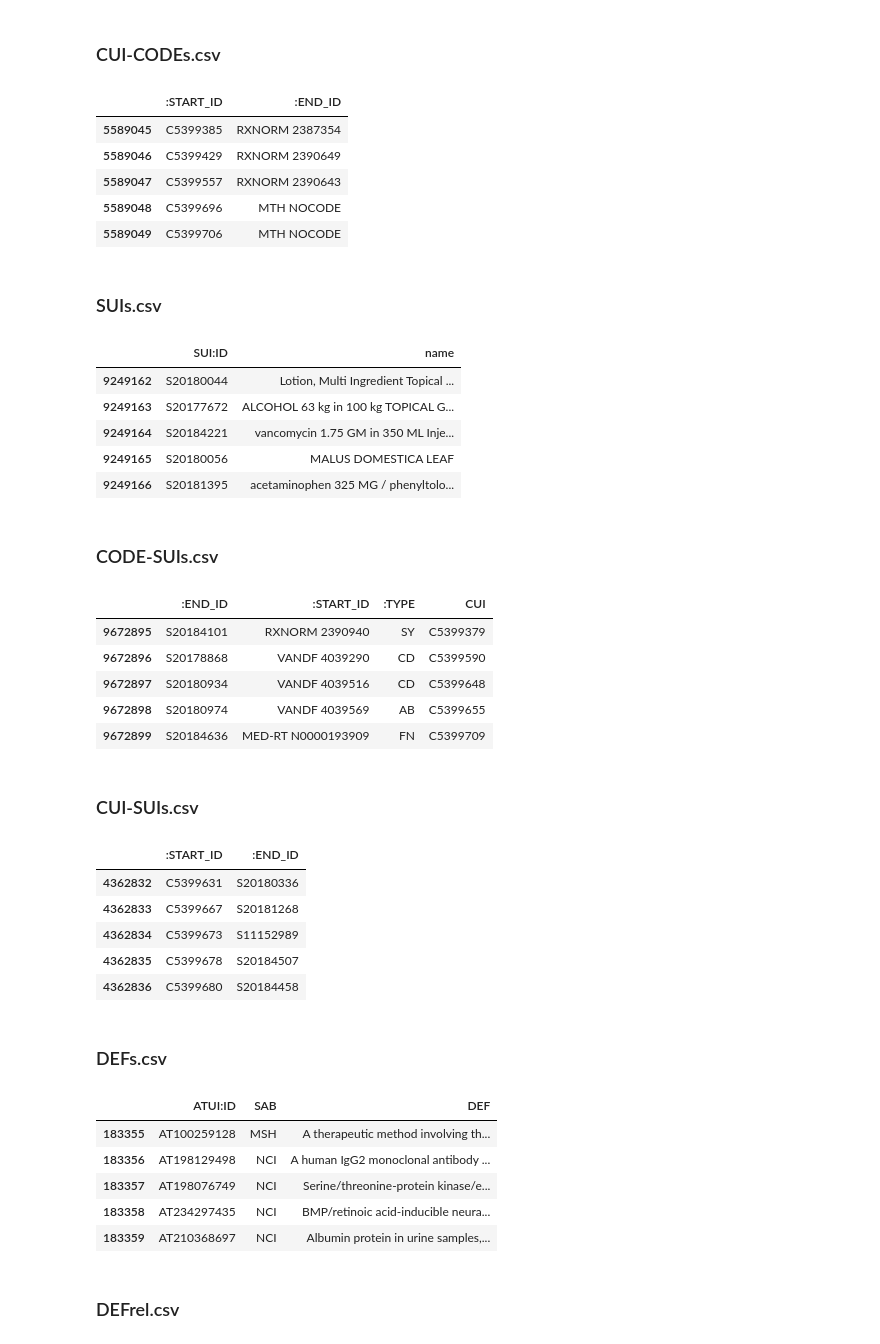
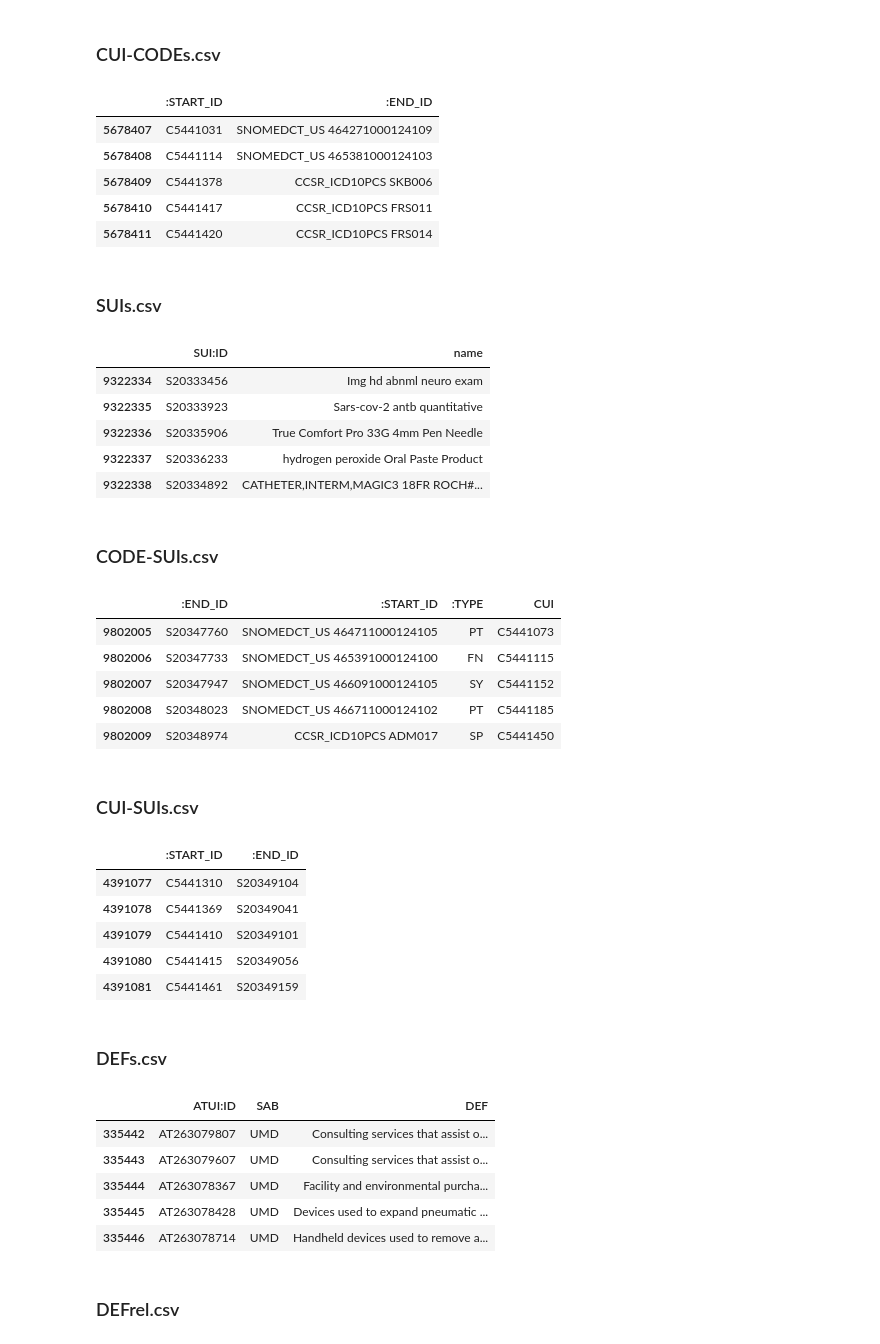
Before and after one commit to dbmi-pitt/UMLS-Graph, a Jupyter notebook: UMLS-Graph-Extracts.ipynb, the cells around one changed output. Cells and saved outputs as stored; diff of their text form; code cells hidden in the pictures.

```diff
--- a/UMLS-Graph-Extracts.ipynb
+++ b/UMLS-Graph-Extracts.ipynb
@@ -8,4 +8,6 @@ import numpy as np
 import pandas as pd
 import cx_Oracle
 import sqlalchemy
+
+pd.set_option('display.max_colwidth', None)
 # %% [markdown]
@@ -14,10 +16,10 @@ conn_string.txt file contains one line like: oracle+cx_oracle://user:pass@server
 # %%
 _ = open('conn_string.txt', 'r'); conn_string = _.read().replace('\n',''); _.close()
-engine = sqlalchemy.create_engine(conn_string, arraysize=100000, max_identifier_length=128)
+engine = sqlalchemy.create_engine(conn_string, arraysize=100000, max_identifier_length=128, encoding='utf-8')
 # %% [markdown]
 #### Set the UMLSversion (in Pitt/Neptune implementation this is the Oracle Schema/User)
 # %%
-UMLSversion = 'UMLS2020AB'
+UMLSversion = 'UMLS2021AA'
 # %% [markdown]
 ### TUIs.csv
 # %%
@@ -115,14 +117,18 @@ query = "SELECT DISTINCT CUI, (SAB||' '||CODE) FROM {0}.MRCONSO WHERE LAT = 'ENG
 df = pd.read_sql_query(query, engine)
 df.columns =[':START_ID',':END_ID']
 df.to_csv(path_or_buf='UMLS-Graph-Extracts/CUI-CODEs.csv', header=True, index=False)
+
+# Keep a copy for use by NDCs later
+CUI_CODEs = df.copy()
+
 df.tail()
 # %% [output]
 |  | :START_ID | :END_ID |
-| 5589045 | C5399385 | RXNORM 2387354 |
-| 5589046 | C5399429 | RXNORM 2390649 |
-| 5589047 | C5399557 | RXNORM 2390643 |
-| 5589048 | C5399696 | MTH NOCODE |
-| 5589049 | C5399706 | MTH NOCODE |
+| 5678407 | C5441031 | SNOMEDCT_US 464271000124109 |
+| 5678408 | C5441114 | SNOMEDCT_US 465381000124103 |
+| 5678409 | C5441378 | CCSR_ICD10PCS SKB006 |
+| 5678410 | C5441417 | CCSR_ICD10PCS FRS011 |
+| 5678411 | C5441420 | CCSR_ICD10PCS FRS014 |
 # %% [markdown]
 ### SUIs.csv
 # %%
@@ -133,11 +139,11 @@ df.to_csv(path_or_buf='UMLS-Graph-Extracts/SUIs.csv', header=True, index=False)
 df.tail()
 # %% [output]
 |  | SUI:ID | name |
-| 9249162 | S20180044 | Lotion, Multi Ingredient Topical ... |
-| 9249163 | S20177672 | ALCOHOL 63 kg in 100 kg TOPICAL G... |
-| 9249164 | S20184221 | vancomycin 1.75 GM in 350 ML Inje... |
-| 9249165 | S20180056 | MALUS DOMESTICA LEAF |
-| 9249166 | S20181395 | acetaminophen 325 MG / phenyltolo... |
+| 9322334 | S20333456 | Img hd abnml neuro exam |
+| 9322335 | S20333923 | Sars-cov-2 antb quantitative |
+| 9322336 | S20335906 | True Comfort Pro 33G 4mm Pen Needle |
+| 9322337 | S20336233 | hydrogen peroxide Oral Paste Product |
+| 9322338 | S20334892 | CATHETER,INTERM,MAGIC3 18FR ROCH#... |
 # %% [markdown]
 ### CODE-SUIs.csv
 # %%
@@ -148,11 +154,11 @@ df.to_csv(path_or_buf='UMLS-Graph-Extracts/CODE-SUIs.csv', header=True, index=Fa
 df.tail()
 # %% [output]
 |  | :END_ID | :START_ID | :TYPE | CUI |
-| 9672895 | S20184101 | RXNORM 2390940 | SY | C5399379 |
-| 9672896 | S20178868 | VANDF 4039290 | CD | C5399590 |
-| 9672897 | S20180934 | VANDF 4039516 | CD | C5399648 |
-| 9672898 | S20180974 | VANDF 4039569 | AB | C5399655 |
-| 9672899 | S20184636 | MED-RT N0000193909 | FN | C5399709 |
+| 9802005 | S20347760 | SNOMEDCT_US 464711000124105 | PT | C5441073 |
+| 9802006 | S20347733 | SNOMEDCT_US 465391000124100 | FN | C5441115 |
+| 9802007 | S20347947 | SNOMEDCT_US 466091000124105 | SY | C5441152 |
+| 9802008 | S20348023 | SNOMEDCT_US 466711000124102 | PT | C5441185 |
+| 9802009 | S20348974 | CCSR_ICD10PCS ADM017 | SP | C5441450 |
 # %% [markdown]
 ### CUI-SUIs.csv
 # %%
@@ -163,26 +169,26 @@ df.to_csv(path_or_buf='UMLS-Graph-Extracts/CUI-SUIs.csv', header=True, index=Fal
 df.tail()
 # %% [output]
 |  | :START_ID | :END_ID |
-| 4362832 | C5399631 | S20180336 |
-| 4362833 | C5399667 | S20181268 |
-| 4362834 | C5399673 | S11152989 |
-| 4362835 | C5399678 | S20184507 |
-| 4362836 | C5399680 | S20184458 |
+| 4391077 | C5441310 | S20349104 |
+| 4391078 | C5441369 | S20349041 |
+| 4391079 | C5441410 | S20349101 |
+| 4391080 | C5441415 | S20349056 |
+| 4391081 | C5441461 | S20349159 |
 # %% [markdown]
 ### DEFs.csv
 # %%
-query = "With CUIlist as (SELECT DISTINCT CUI from {0}.MRCONSO where {0}.MRCONSO.ISPREF = 'Y' AND {0}.MRCONSO.STT = 'PF' AND {0}.MRCONSO.TS = 'P' and {0}.MRCONSO.LAT = 'ENG') SELECT DISTINCT {0}.MRDEF.ATUI, {0}.MRDEF.SAB, {0}.MRDEF.DEF FROM {0}.MRDEF inner join CUIlist on {0}.MRDEF.CUI = CUIlist.CUI WHERE SUPPRESS <> 'O' AND NOT ({0}.MRDEF.SAB LIKE 'MSH%' AND {0}.MRDEF.SAB <> 'MSH') AND NOT ({0}.MRDEF.SAB LIKE 'MDR%' AND {0}.MRDEF.SAB <> 'MDR')".format(UMLSversion)
+query = "With CUIlist as (SELECT DISTINCT CUI from {0}.MRCONSO where {0}.MRCONSO.ISPREF = 'Y' AND {0}.MRCONSO.STT = 'PF' AND {0}.MRCONSO.TS = 'P' and {0}.MRCONSO.LAT = 'ENG') SELECT DISTINCT {0}.MRDEF.ATUI, {0}.MRDEF.SAB, ASCIISTR({0}.MRDEF.DEF) FROM {0}.MRDEF inner join CUIlist on {0}.MRDEF.CUI = CUIlist.CUI where SUPPRESS <> 'O' AND NOT (SAB LIKE 'MSH%' AND SAB <> 'MSH') AND NOT (SAB LIKE 'MDR%' AND SAB <> 'MDR')".format(UMLSversion)
 df = pd.read_sql_query(query, engine)
 df.columns =['ATUI:ID','SAB','DEF']
 df.to_csv(path_or_buf='UMLS-Graph-Extracts/DEFs.csv', header=True, index=False)
 df.tail()
 # %% [output]
 |  | ATUI:ID | SAB | DEF |
-| 183355 | AT100259128 | MSH | A therapeutic method involving th... |
-| 183356 | AT198129498 | NCI | A human IgG2 monoclonal antibody ... |
-| 183357 | AT198076749 | NCI | Serine/threonine-protein kinase/e... |
-| 183358 | AT234297435 | NCI | BMP/retinoic acid-inducible neura... |
-| 183359 | AT210368697 | NCI | Albumin protein in urine samples,... |
+| 335442 | AT263079807 | UMD | Consulting services that assist o... |
+| 335443 | AT263079607 | UMD | Consulting services that assist o... |
+| 335444 | AT263078367 | UMD | Facility and environmental purcha... |
+| 335445 | AT263078428 | UMD | Devices used to expand pneumatic ... |
+| 335446 | AT263078714 | UMD | Handheld devices used to remove a... |
 # %% [markdown]
 ### DEFrel.csv
 # %%
```
Also changed, not shown: parts of 11 cells of this notebook.
